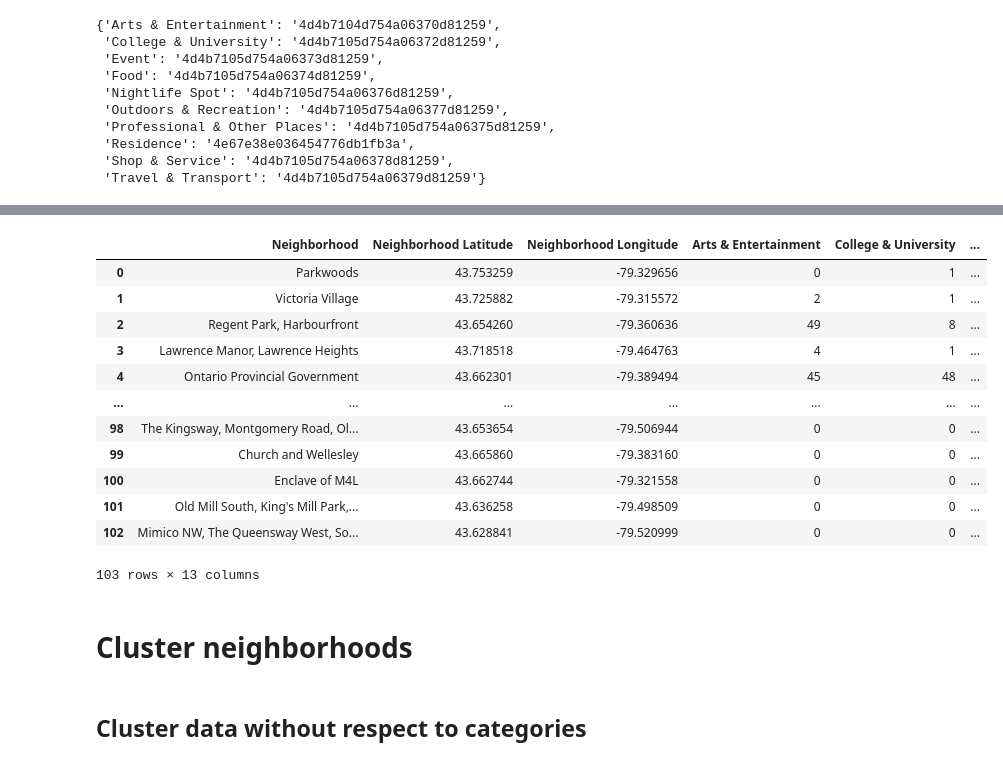
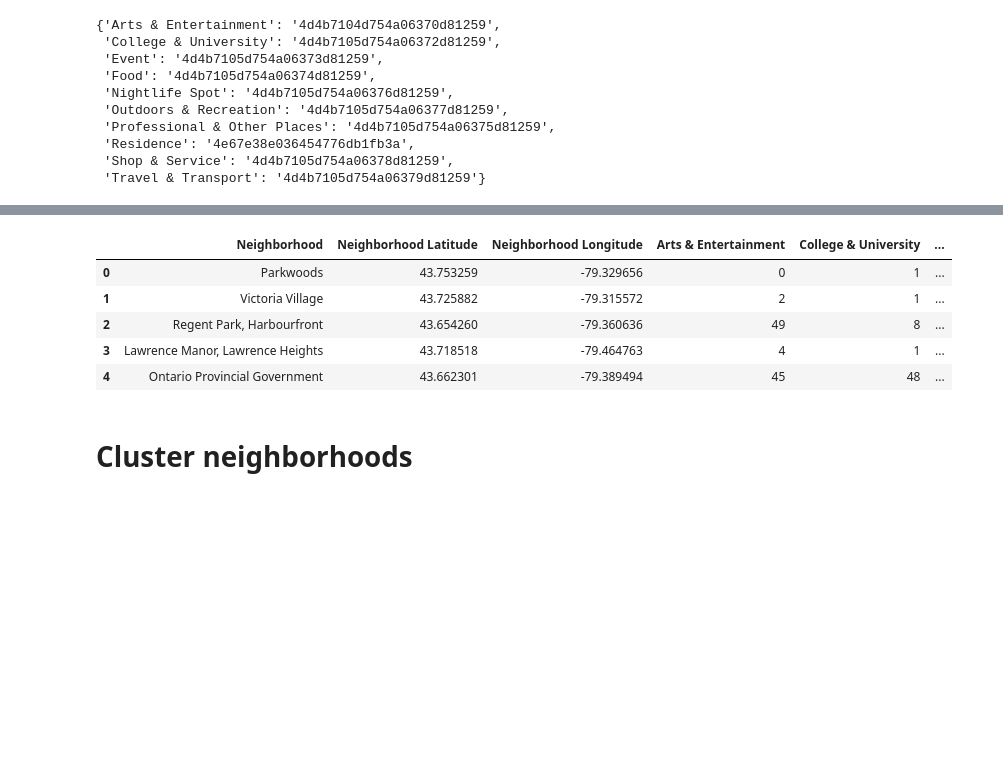
Before and after one commit to TobiasHoefchen/Coursera_Capstone, a Jupyter notebook: data_processing.ipynb, the cells around one changed output, grey strips where cells are left out. Cells and saved outputs as stored; diff of their text form; code cells hidden in the pictures; blank space fills up the shorter version.

```diff
--- a/data_processing.ipynb
+++ b/data_processing.ipynb
@@ -366,21 +350,14 @@ def load_scraped_data(data, categories):
     return nearby_venues
 # %%
 venue_data = load_scraped_data(data, categories)
-venue_data
+venue_data.head()
 # %% [output]
 |  | Neighborhood | Neighborhood Latitude | Neighborhood Longitude | Arts & Entertainment | College & University | ... |
 | 0 | Parkwoods | 43.753259 | -79.329656 | 0 | 1 | ... |
 | 1 | Victoria Village | 43.725882 | -79.315572 | 2 | 1 | ... |
 | 2 | Regent Park, Harbourfront | 43.654260 | -79.360636 | 49 | 8 | ... |
 | 3 | Lawrence Manor, Lawrence Heights | 43.718518 | -79.464763 | 4 | 1 | ... |
 | 4 | Ontario Provincial Government | 43.662301 | -79.389494 | 45 | 48 | ... |
-| ... | ... | ... | ... | ... | ... | ... |
-| 98 | The Kingsway, Montgomery Road, Ol... | 43.653654 | -79.506944 | 0 | 0 | ... |
-| 99 | Church and Wellesley | 43.665860 | -79.383160 | 0 | 0 | ... |
-| 100 | Enclave of M4L | 43.662744 | -79.321558 | 0 | 0 | ... |
-| 101 | Old Mill South, King's Mill Park,... | 43.636258 | -79.498509 | 0 | 0 | ... |
-| 102 | Mimico NW, The Queensway West, So... | 43.628841 | -79.520999 | 0 | 0 | ... |
-103 rows × 13 columns
 # %% [markdown]
 # Cluster neighborhoods
 # %%
@@ -391,3 +371 @@ import pickle
-# %% [markdown]
-## Cluster data without respect to categories
 # %%
```
Also changed, not shown: parts of 34 cells of this notebook, 8 other files.
